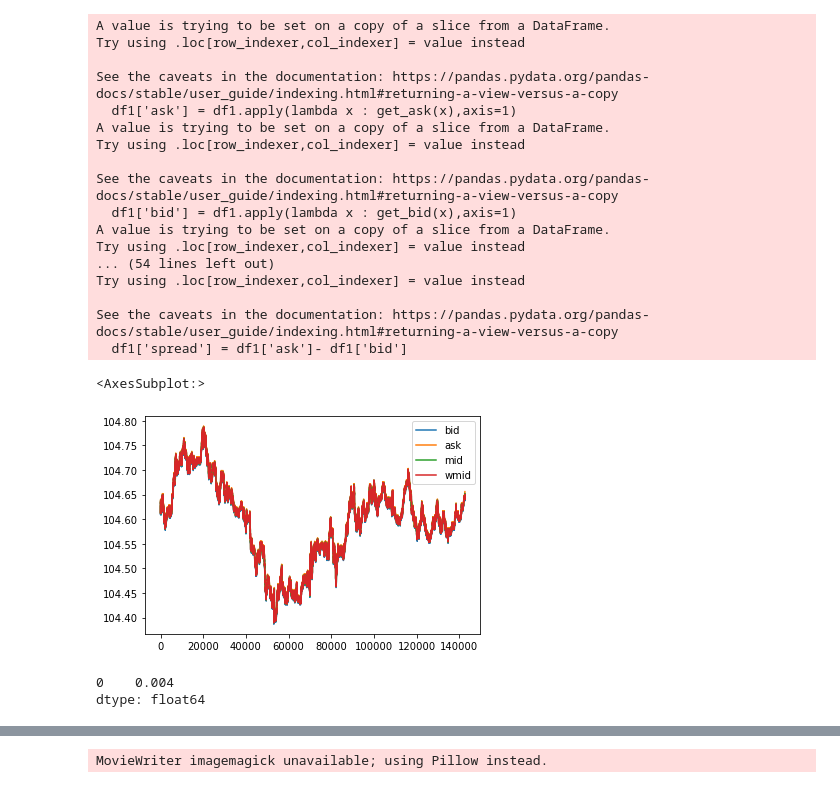
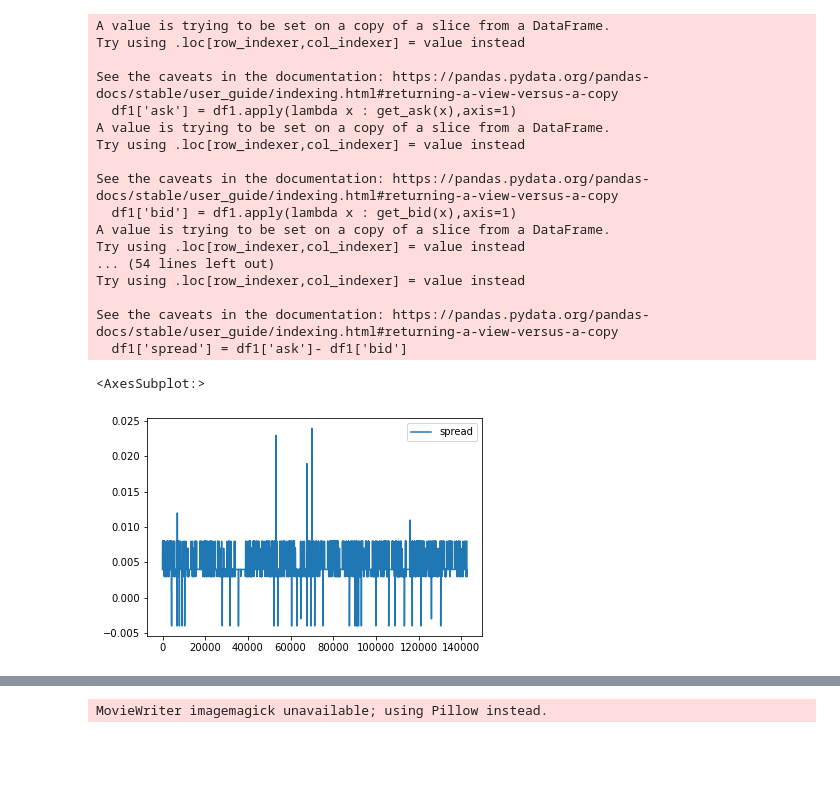
Before and after one commit to saranshss/MicroPrice, a Jupyter notebook: ZTU2_microprice.ipynb, the cells around one changed output, grey strips where cells are left out. Cells and saved outputs as stored; diff of their text form; code cells hidden in the pictures; blank space fills up the shorter version.

```diff
--- a/ZTU2_microprice.ipynb
+++ b/ZTU2_microprice.ipynb
@@ -201,17 +201,11 @@ Try using .loc[row_indexer,col_indexer] = value instead
 
 See the caveats in the documentation: https://pandas.pydata.org/pandas-docs/stable/user_guide/indexing.html#returning-a-view-versus-a-copy
   df1['spread'] = df1['ask']- df1['bid']
-# %%
-df1[['bid','ask','mid','wmid']].plot()
-# %% [output]
-<AxesSubplot:>
-[figure, removed]
-# %%
-df1['spr'] = df1['ask'] - df1['bid']
-df1['spr'].mode()
-# %% [output]
-0    0.004
-dtype: float64
+# %%
+df1[['spread']].plot()
+# %% [output]
+<AxesSubplot:>
+[figure, added]
 # %%
 def prep_data_sym(T,n_imb,dt,n_spread):
 
```
Also changed, not shown: parts of 6 cells of this notebook.
